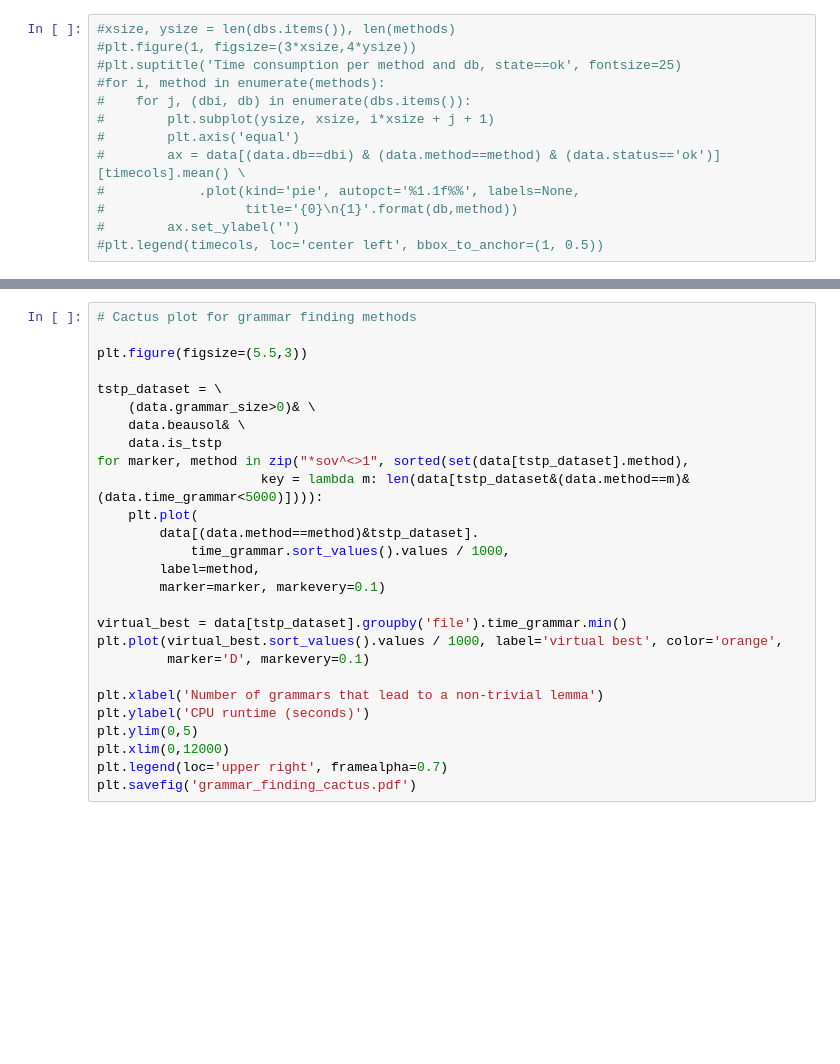
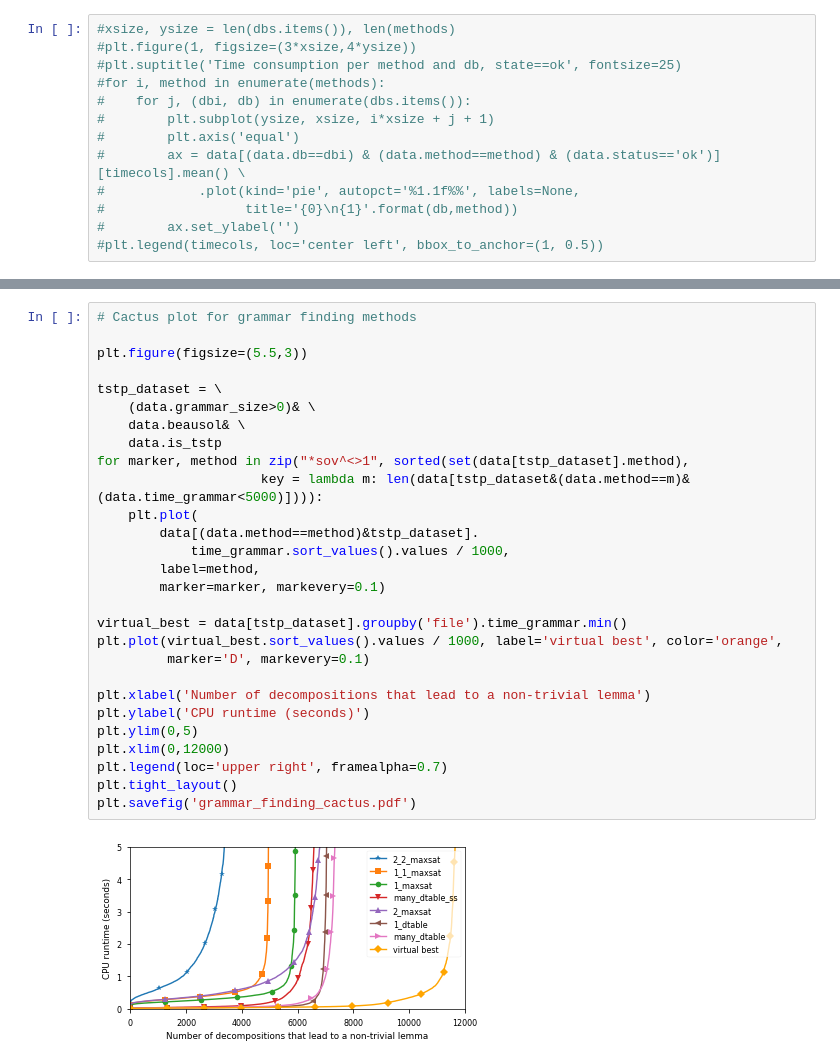
Before and after one commit to gapt/cutintro-results, a Jupyter notebook: cutintro.ipynb, the cells around one changed output, grey strips where cells are left out. Saved outputs shown, nothing was run; the diff lists cells and outputs as text; blank space fills up the shorter version.

```diff
--- a/cutintro.ipynb
+++ b/cutintro.ipynb
@@ -189,30 +343,33 @@ data[data.ehs_lkinf > 5*data.hs_lkinf] \
 # %%
 # Cactus plot for grammar finding methods
 
 plt.figure(figsize=(5.5,3))
 
 tstp_dataset = \
     (data.grammar_size>0)& \
     data.beausol& \
     data.is_tstp
 for marker, method in zip("*sov^<>1", sorted(set(data[tstp_dataset].method),
                      key = lambda m: len(data[tstp_dataset&(data.method==m)&(data.time_grammar<5000)]))):
     plt.plot(
         data[(data.method==method)&tstp_dataset].
             time_grammar.sort_values().values / 1000,
         label=method,
         marker=marker, markevery=0.1)
 
 virtual_best = data[tstp_dataset].groupby('file').time_grammar.min()
 plt.plot(virtual_best.sort_values().values / 1000, label='virtual best', color='orange',
          marker='D', markevery=0.1)
 
-plt.xlabel('Number of grammars that lead to a non-trivial lemma')
+plt.xlabel('Number of decompositions that lead to a non-trivial lemma')
 plt.ylabel('CPU runtime (seconds)')
 plt.ylim(0,5)
 plt.xlim(0,12000)
 plt.legend(loc='upper right', framealpha=0.7)
+plt.tight_layout()
 plt.savefig('grammar_finding_cactus.pdf')
+# %% [output]
+[figure, added]
 # %%
 data[(data.beausol_scomp < 100) &
      (data.beausol_lcomp > 3) &
```
Also changed, not shown: parts of 36 cells of this notebook.
